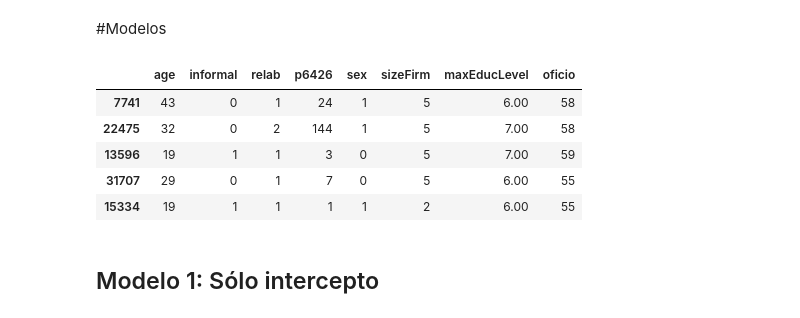
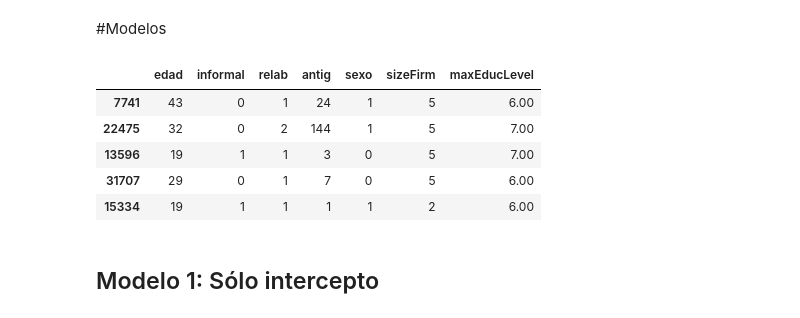
Before and after one commit to carolinabasile/ProblemSet1_MachineLearning, a Jupyter notebook: Analysis.ipynb, the cells around one changed output. Cells and saved outputs as stored; diff of their text form; code cells hidden in the pictures.

```diff
--- a/Analysis.ipynb
+++ b/Analysis.ipynb
@@ -392,0 +502,4 @@ for var in variables_independientes:
+# %%
+# Renombro variables para tener una interpretación mas sencilla de aquí en adelante
+df_limpio = df_limpio.rename(columns={'p6500': 'salario_empleo_principal', 'p7070': 'salario_empleo_secundario',
+                                      'p6426': 'antig', 'sex': 'sexo', 'age': 'edad'})
@@ -392,0 +571,10 @@ for var in variables_independientes:
+# %%
+# Convierto a las que van a ser mis variables independientes a tipo numérico, manejando posibles valores no numéricos (como 'NA')
+
+df_limpio['maxEducLevel'] = pd.to_numeric(df_limpio['maxEducLevel'], errors='coerce')
+df_limpio['antig'] = pd.to_numeric(df_limpio['antig'], errors='coerce')
+df_limpio['edad'] = pd.to_numeric(df_limpio['edad'], errors='coerce')
+df_limpio['sizeFirm'] = pd.to_numeric(df_limpio['sizeFirm'], errors='coerce')
+df_limpio['relab'] = pd.to_numeric(df_limpio['relab'], errors='coerce')
+df_limpio['informal'] = pd.to_numeric(df_limpio['informal'], errors='coerce')
+df_limpio['sexo'] = pd.to_numeric(df_limpio['sexo'], errors='coerce')
@@ -392,0 +593,14 @@ for var in variables_independientes:
+# %%
+# Estadisticos descriptivos para asociadas al salario horario
+
+pd.set_option('display.float_format', '{:,.2f}'.format)
+
+for col in wage_hours_related_vars:
+
+  print("\nEstadísticas descriptivas:")
+  print(df_limpio[col].describe())
+
+  zero_count = (df_limpio[col] == 0).sum()
+  na_count = df_limpio[col].isna().sum()
+  print(f"Number of zeros in '{col}': {zero_count}")
+  print(f"Number of missing values (NA) in '{col}': {na_count}")
@@ -392,0 +657,5 @@ for var in variables_independientes:
+# %%
+# Elimino missings
+
+df_limpio = df_limpio[["y_ingLab_m_ha", "edad", "informal", "antig", "relab", "sexo", "sizeFirm","maxEducLevel"]]
+df_limpio = df_limpio.dropna()
@@ -395,26 +687,26 @@ for var in variables_independientes:
 # %%
 # Defino variables dependiente e independientes, el train set y el test set
 
-X = df_limpio[["age", "informal", "relab", "p6426", "sex", "sizeFirm","maxEducLevel", "oficio"]]
+X = df_limpio[["edad", "informal", "relab", "antig", "sexo", "sizeFirm","maxEducLevel"]]
 
 y=df_limpio[["y_ingLab_m_ha"]]
 
 X_train, X_test, y_train, y_test = train_test_split(
                                         X,
                                         y,
                                         test_size=0.3,
                                         train_size=0.7,
                                         random_state = 123
                                     )
 
 X_train.head()
 # %% [output]
-|  | age | informal | relab | p6426 | sex | sizeFirm | maxEducLevel | oficio |
-| 7741 | 43 | 0 | 1 | 24 | 1 | 5 | 6.00 | 58 |
-| 22475 | 32 | 0 | 2 | 144 | 1 | 5 | 7.00 | 58 |
-| 13596 | 19 | 1 | 1 | 3 | 0 | 5 | 7.00 | 59 |
-| 31707 | 29 | 0 | 1 | 7 | 0 | 5 | 6.00 | 55 |
-| 15334 | 19 | 1 | 1 | 1 | 1 | 2 | 6.00 | 55 |
+|  | edad | informal | relab | antig | sexo | sizeFirm | maxEducLevel |
+| 7741 | 43 | 0 | 1 | 24 | 1 | 5 | 6.00 |
+| 22475 | 32 | 0 | 2 | 144 | 1 | 5 | 7.00 |
+| 13596 | 19 | 1 | 1 | 3 | 0 | 5 | 7.00 |
+| 31707 | 29 | 0 | 1 | 7 | 0 | 5 | 6.00 |
+| 15334 | 19 | 1 | 1 | 1 | 1 | 2 | 6.00 |
 # %% [markdown]
 ## Modelo 1: Sólo intercepto
 # %%
```
Also changed, not shown: parts of 34 cells of this notebook.
